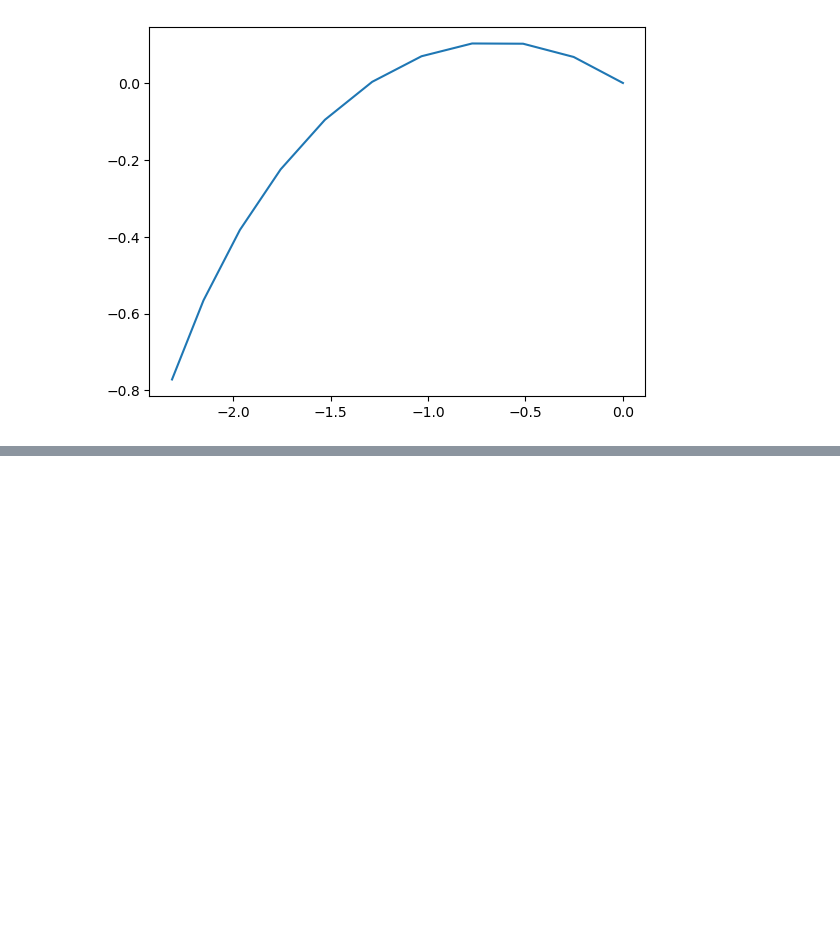
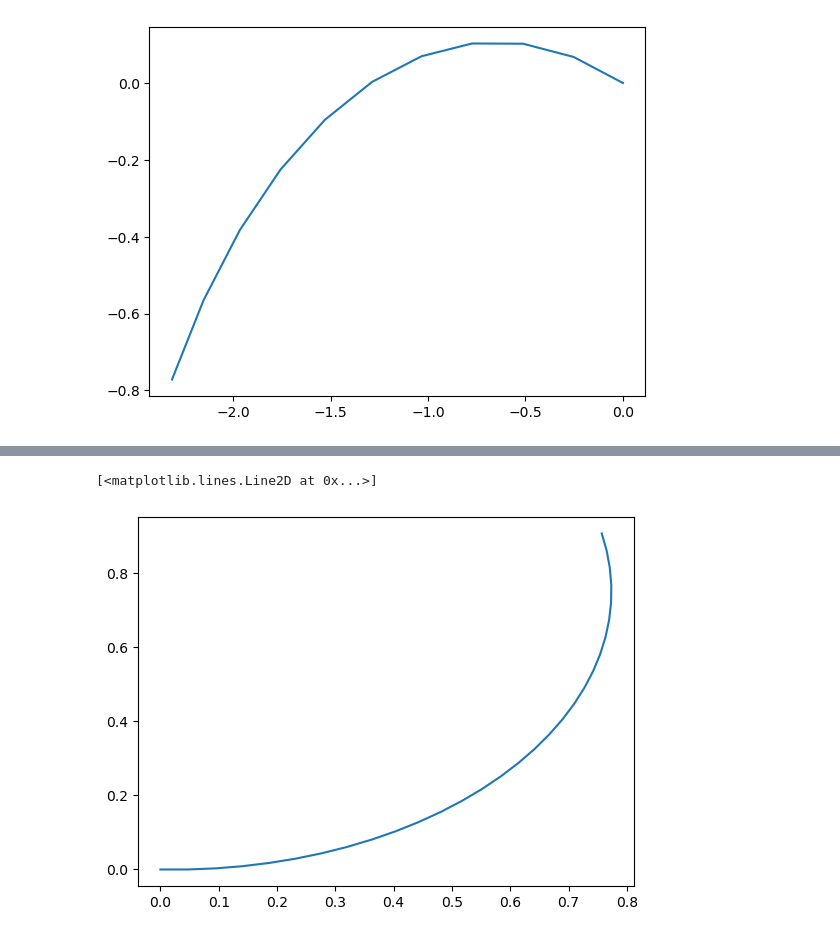
Before and after one commit to mohasarfi/MobileRobot, a Jupyter notebook: robot_kinematics.ipynb, the cells around one changed output, grey strips where cells are left out. Drawn from its saved outputs; the diff is of its cells as text; code cells hidden in the pictures; blank space fills up the shorter version.

```diff
--- a/robot_kinematics.ipynb
+++ b/robot_kinematics.ipynb
@@ -239,0 +282,39 @@ plt.plot(all_x,all_y)
+# %%
+r = 0.75
+L = 0.3/2
+tf = 3
+import numpy as np
+import matplotlib.pyplot as plt
+
+
+x_initial = 0
+y_initial = 0
+theta_initial = 0
+
+t = np.arange(0,tf,0.1)
+dt = 0.1
+
+all_x = np.zeros(len(t))
+all_y = np.zeros(len(t))
+all_theta = np.zeros(len(t))
+
+all_x[0] = x_initial
+all_y[0] = y_initial
+all_theta[0] = theta_initial
+
+
+phi_dot_r  = 0.75
+phi_dot_l = 0.5
+
+for i in range(1,len(t)):
+    J = np.array([[r/2*np.cos(all_theta[i-1]),r/2*np.cos(all_theta[i-1])],[r/2*np.sin(all_theta[i-1]),r/2*np.sin(all_theta[i-1])],[r/(2*L),-r/(2*L)]])
+    phi_dot = np.array([phi_dot_r,phi_dot_l])
+    state = np.matmul(J,phi_dot)*dt
+    all_x[i] = all_x[i-1] + state[0]
+    all_y[i] = all_y[i-1] + state[1]
+    all_theta[i] = all_theta[i-1] + state[2]
+
+plt.plot(all_x,all_y)
+# %% [output]
+[<matplotlib.lines.Line2D at 0x...>]
+[figure, added]
```
Also changed, not shown: parts of 3 cells of this notebook.
